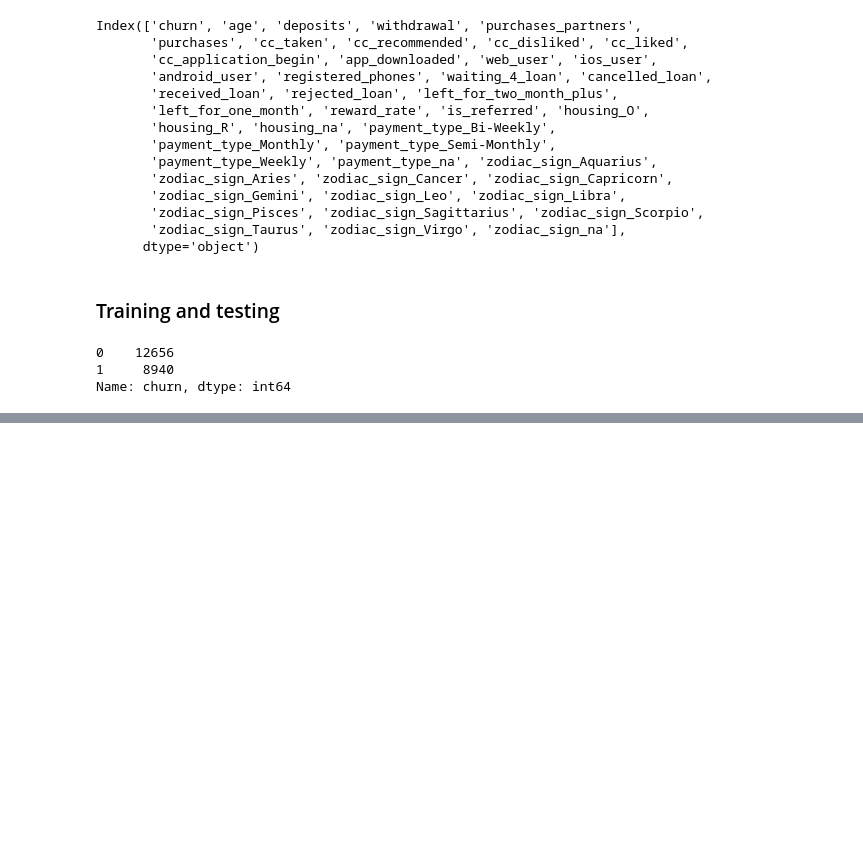
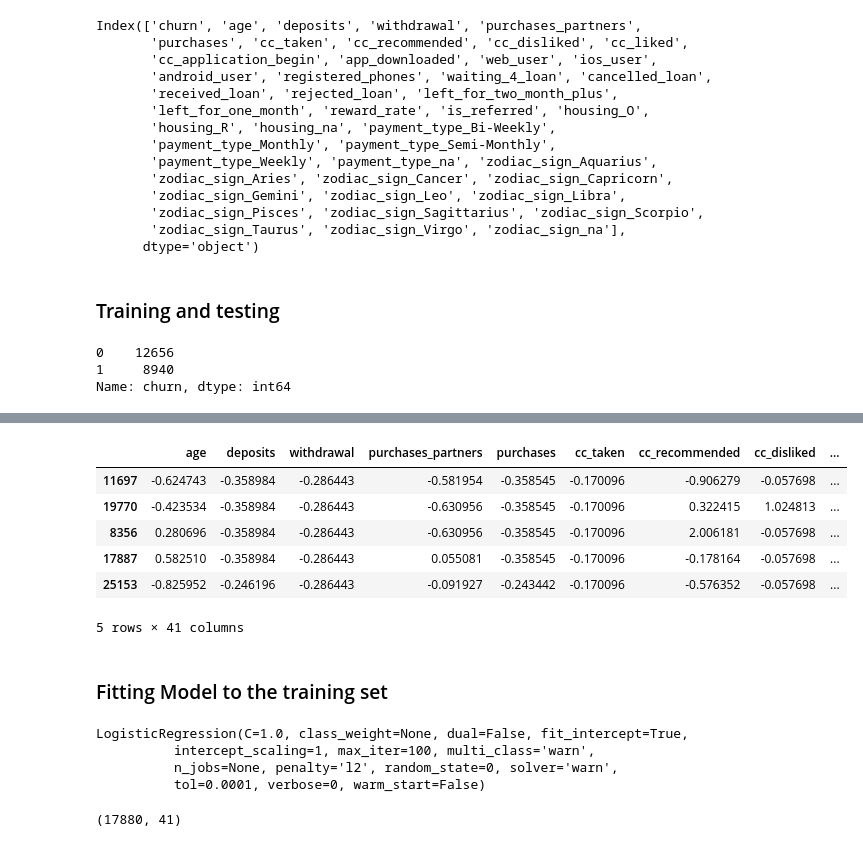
Before and after one commit to DGV1995/Curso-Practical-Machine-Learning, a Jupyter notebook: Notebooks/Minimizing Churn Rate.ipynb, the cells around one changed output, grey strips where cells are left out. Cells and saved outputs as stored; diff of their text form; code cells hidden in the pictures; blank space fills up the shorter version.

```diff
--- a/Notebooks/Minimizing Churn Rate.ipynb
+++ b/Notebooks/Minimizing Churn Rate.ipynb
@@ -271,0 +296,14 @@ X_test_scaled = sc.fit_transform(X_test)
+# %%
+X_train_scaled.index = X_train.index.values
+X_test_scaled.index = X_test.index.values
+X_train_scaled.head()
+# %% [output]
+|  | age | deposits | withdrawal | purchases_partners | purchases | cc_taken | cc_recommended | cc_disliked | ... |
+| 11697 | -0.624743 | -0.358984 | -0.286443 | -0.581954 | -0.358545 | -0.170096 | -0.906279 | -0.057698 | ... |
+| 19770 | -0.423534 | -0.358984 | -0.286443 | -0.630956 | -0.358545 | -0.170096 | 0.322415 | 1.024813 | ... |
+| 8356 | 0.280696 | -0.358984 | -0.286443 | -0.630956 | -0.358545 | -0.170096 | 2.006181 | -0.057698 | ... |
+| 17887 | 0.582510 | -0.358984 | -0.286443 | 0.055081 | -0.358545 | -0.170096 | -0.178164 | -0.057698 | ... |
+| 25153 | -0.825952 | -0.246196 | -0.286443 | -0.091927 | -0.243442 | -0.170096 | -0.576352 | -0.057698 | ... |
+5 rows × 41 columns
+# %% [markdown]
+### Fitting Model to the training set
@@ -271,0 +314,11 @@ X_test_scaled = sc.fit_transform(X_test)
+# %%
+clf.fit(X_train_scaled, y_train)
+# %% [output]
+LogisticRegression(C=1.0, class_weight=None, dual=False, fit_intercept=True,
+          intercept_scaling=1, max_iter=100, multi_class='warn',
+          n_jobs=None, penalty='l2', random_state=0, solver='warn',
+          tol=0.0001, verbose=0, warm_start=False)
+# %%
+X_train_scaled.shape
+# %% [output]
+(17880, 41)
```
Also changed, not shown: parts of 9 cells of this notebook, 3 other files.
